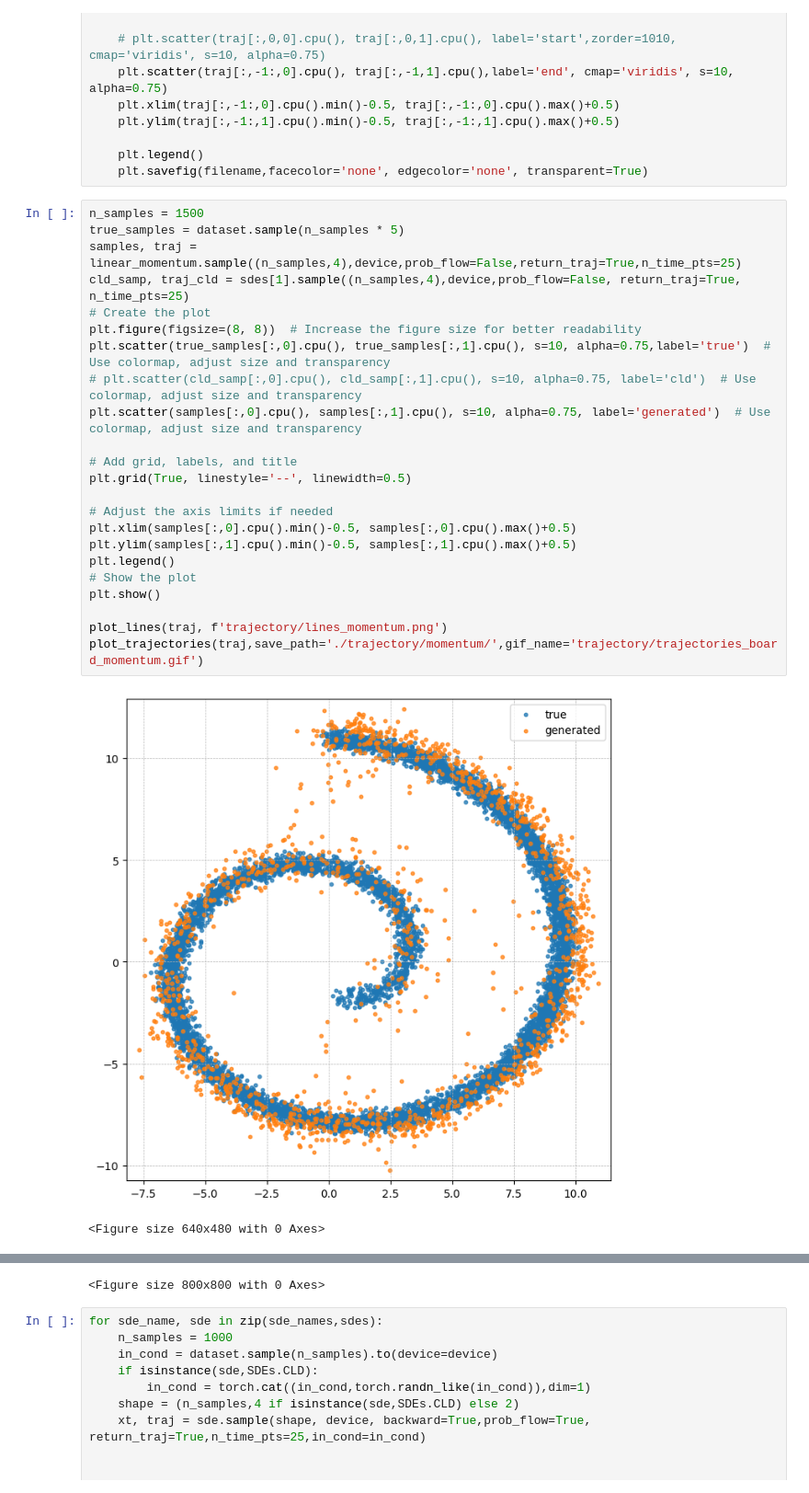
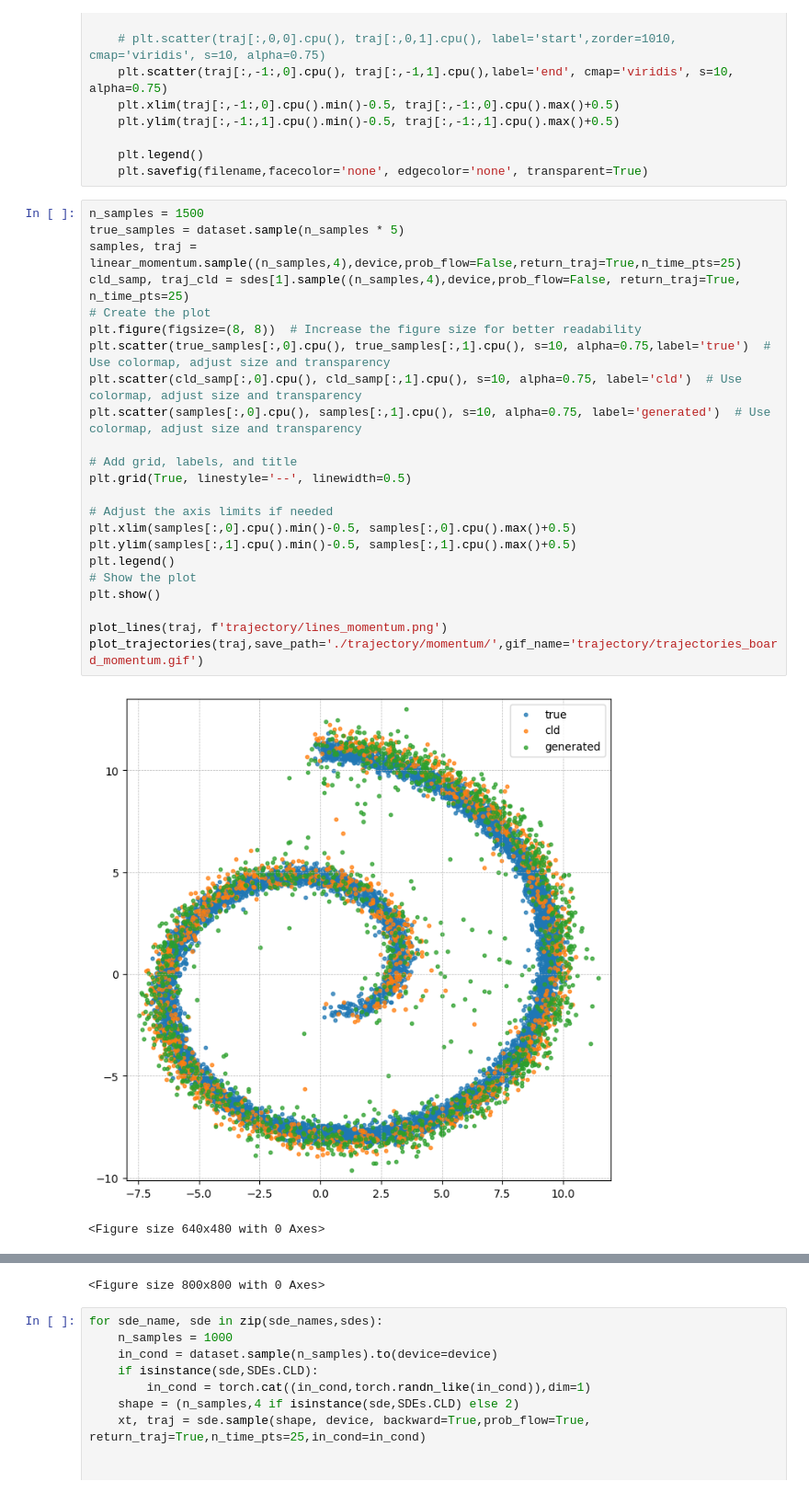
Before and after one commit to KevinRojas1499/variational-sb, a Jupyter notebook: experiment.ipynb, the cells around one changed output, grey strips where cells are left out. Shown at 92% size. Cells and saved outputs as stored; diff of their text form.

```diff
--- a/experiment.ipynb
+++ b/experiment.ipynb
@@ -90,26 +90,26 @@ def plot_lines(traj, filename):
 # %%
 n_samples = 1500
 true_samples = dataset.sample(n_samples * 5)
 samples, traj = linear_momentum.sample((n_samples,4),device,prob_flow=False,return_traj=True,n_time_pts=25)
 cld_samp, traj_cld = sdes[1].sample((n_samples,4),device,prob_flow=False, return_traj=True, n_time_pts=25)
 # Create the plot
 plt.figure(figsize=(8, 8))  # Increase the figure size for better readability
 plt.scatter(true_samples[:,0].cpu(), true_samples[:,1].cpu(), s=10, alpha=0.75,label='true')  # Use colormap, adjust size and transparency
-# plt.scatter(cld_samp[:,0].cpu(), cld_samp[:,1].cpu(), s=10, alpha=0.75, label='cld')  # Use colormap, adjust size and transparency
+plt.scatter(cld_samp[:,0].cpu(), cld_samp[:,1].cpu(), s=10, alpha=0.75, label='cld')  # Use colormap, adjust size and transparency
 plt.scatter(samples[:,0].cpu(), samples[:,1].cpu(), s=10, alpha=0.75, label='generated')  # Use colormap, adjust size and transparency
 
 # Add grid, labels, and title
 plt.grid(True, linestyle='--', linewidth=0.5)
 
 # Adjust the axis limits if needed
 plt.xlim(samples[:,0].cpu().min()-0.5, samples[:,0].cpu().max()+0.5)
 plt.ylim(samples[:,1].cpu().min()-0.5, samples[:,1].cpu().max()+0.5)
 plt.legend()
 # Show the plot
 plt.show()
 
 plot_lines(traj, f'trajectory/lines_momentum.png')
 plot_trajectories(traj,save_path='./trajectory/momentum/',gif_name='trajectory/trajectories_board_momentum.gif')
 # %% [output]
-[figure, old version]
+[figure, new version]
 <Figure size 640x480 with 0 Axes>
```
Also changed, not shown: parts of 1 cell of this notebook, 7 other files.
